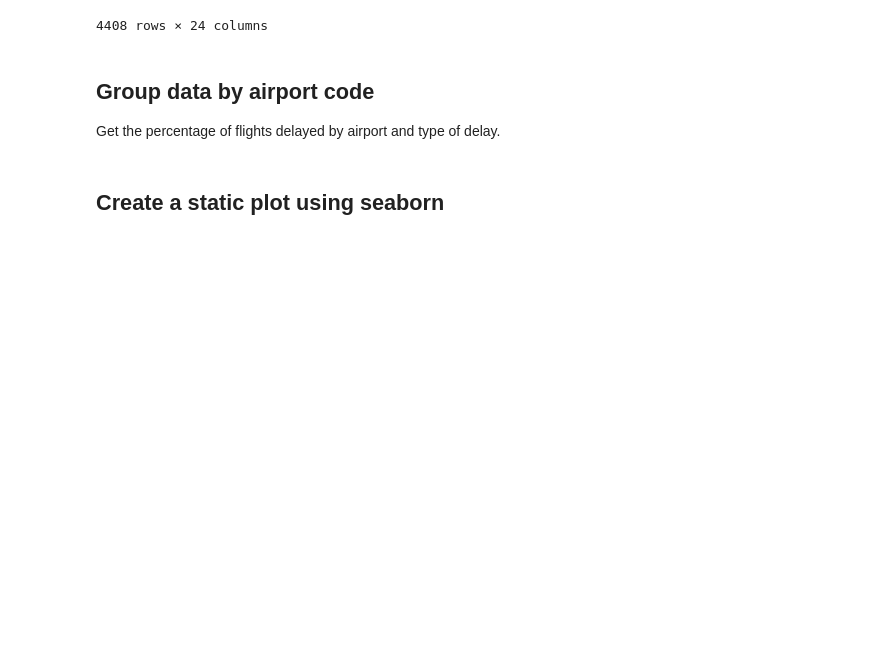
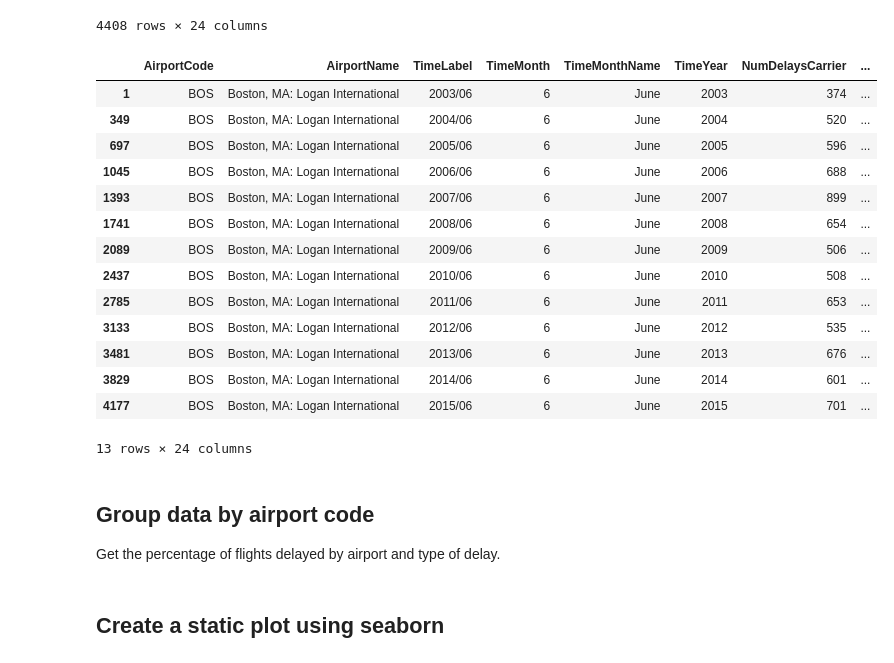
Before and after one commit to t-redactyl/pycharm-airports, a Jupyter notebook: notebooks/airport-exploration.ipynb, the cells around one changed output. Saved outputs shown, nothing was run; the diff lists cells and outputs as text; code cells hidden in the pictures; blank space fills up the shorter version.

```diff
--- a/notebooks/airport-exploration.ipynb
+++ b/notebooks/airport-exploration.ipynb
@@ -38,6 +38,24 @@ airlines
 | 4406 | SLC | Salt Lake City, UT: Salt Lake Cit... | 2016/01 | 1 | January | 2016 | 338 | ... |
 | 4407 | TPA | Tampa, FL: Tampa International | 2016/01 | 1 | January | 2016 | 410 | ... |
 4408 rows × 24 columns
+# %%
+airlines[(airlines["AirportCode"] == "BOS") & (airlines["TimeMonthName"] == "June")]
+# %% [output]
+|  | AirportCode | AirportName | TimeLabel | TimeMonth | TimeMonthName | TimeYear | NumDelaysCarrier | ... |
+| 1 | BOS | Boston, MA: Logan International | 2003/06 | 6 | June | 2003 | 374 | ... |
+| 349 | BOS | Boston, MA: Logan International | 2004/06 | 6 | June | 2004 | 520 | ... |
+| 697 | BOS | Boston, MA: Logan International | 2005/06 | 6 | June | 2005 | 596 | ... |
+| 1045 | BOS | Boston, MA: Logan International | 2006/06 | 6 | June | 2006 | 688 | ... |
+| 1393 | BOS | Boston, MA: Logan International | 2007/06 | 6 | June | 2007 | 899 | ... |
+| 1741 | BOS | Boston, MA: Logan International | 2008/06 | 6 | June | 2008 | 654 | ... |
+| 2089 | BOS | Boston, MA: Logan International | 2009/06 | 6 | June | 2009 | 506 | ... |
+| 2437 | BOS | Boston, MA: Logan International | 2010/06 | 6 | June | 2010 | 508 | ... |
+| 2785 | BOS | Boston, MA: Logan International | 2011/06 | 6 | June | 2011 | 653 | ... |
+| 3133 | BOS | Boston, MA: Logan International | 2012/06 | 6 | June | 2012 | 535 | ... |
+| 3481 | BOS | Boston, MA: Logan International | 2013/06 | 6 | June | 2013 | 676 | ... |
+| 3829 | BOS | Boston, MA: Logan International | 2014/06 | 6 | June | 2014 | 601 | ... |
+| 4177 | BOS | Boston, MA: Logan International | 2015/06 | 6 | June | 2015 | 701 | ... |
+13 rows × 24 columns
 # %% [markdown]
 ## Group data by airport code
 
```
Also changed, not shown: parts of 2 cells of this notebook, 1 other file.
